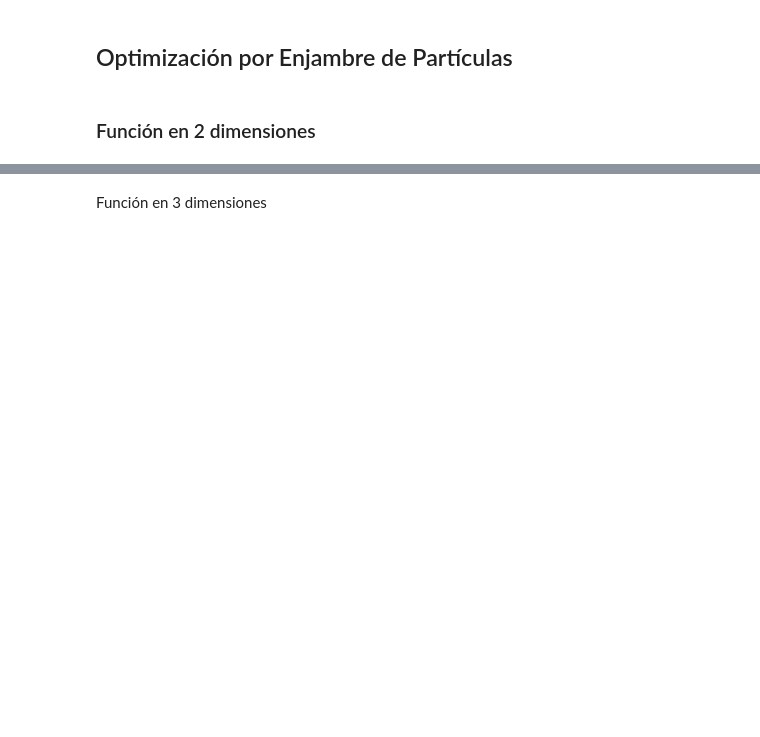
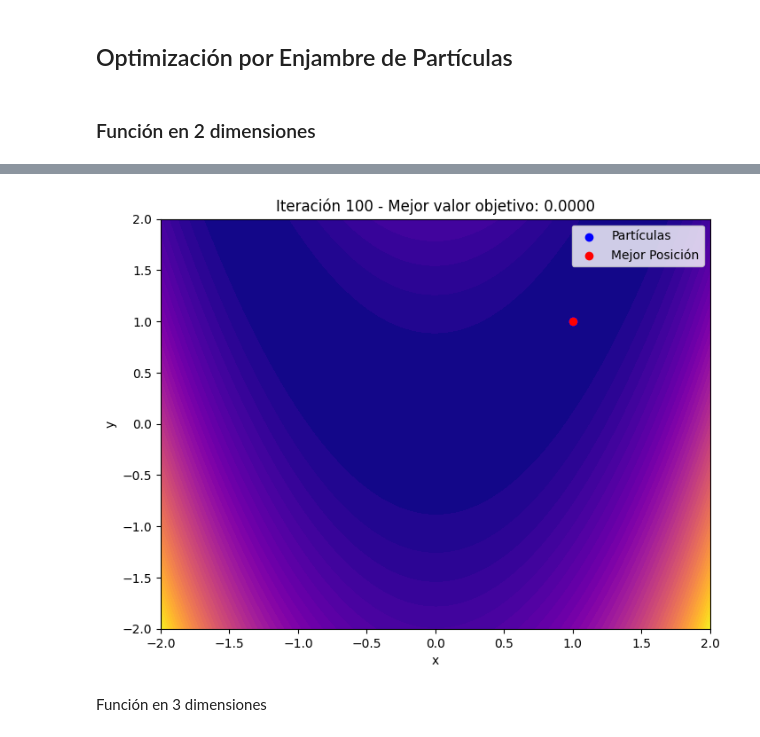
Before and after one commit to brokie636/Primer-trabajo-rnyabi, a Jupyter notebook: Punto1.ipynb, the cells around one changed output, grey strips where cells are left out. Saved outputs shown, nothing was run; the diff lists cells and outputs as text; code cells hidden in the pictures; blank space fills up the shorter version.

```diff
--- a/Punto1.ipynb
+++ b/Punto1.ipynb
@@ -1281,0 +1455,98 @@ plt.show()
+# %%
+import numpy as np
+import matplotlib.pyplot as plt
+import matplotlib.animation as animation
+np.random.seed(42)
+# Definir la función de Rosenbrock
+def rosenbrock(x):
+    a, b = 1, 100
+    return (a - x[0])**2 + b * (x[1] - x[0]**2)**2
+
+# Definir los límites de búsqueda
+lb = [-2] * 2  # Límites inferiores para 2D
+ub = [2] * 2   # Límites superiores para 2D
+
+# Número de partículas y número máximo de iteraciones
+n_particles = 50
+n_iterations = 100
+
+# Inicializar las posiciones y velocidades de las partículas
+positions = np.random.uniform(lb, ub, (n_particles, 2))  # Posiciones iniciales de las partículas
+velocities = np.random.uniform(-0.5, 0.5, (n_particles, 2))  # Velocidades iniciales de las partículas
+
+# Crear el gráfico de la función de Rosenbrock
+x = np.linspace(lb[0], ub[0], 400)
+y = np.linspace(lb[1], ub[1], 400)
+X, Y = np.meshgrid(x, y)
+Z = (1 - X)**2 + 100 * (Y - X**2)**2
+
+# Función para actualizar el gráfico
+fig, ax = plt.subplots(figsize=(8, 6))
+ax.contourf(X, Y, Z, levels=50, cmap="plasma")  # Contorno de la función
+ax.set_xlim(lb[0], ub[0])
+ax.set_ylim(lb[1], ub[1])
+ax.set_title("Optimización PSO - Evolución de Partículas")
+ax.set_xlabel("x")
+ax.set_ylabel("y")
+
+# Almacenar las posiciones de las partículas durante las iteraciones
+particle_positions = []
+
+# Inicializar elementos del gráfico
+particles_scatter = ax.scatter([], [], color='blue', label="Partículas")
+best_scatter = ax.scatter([], [], color='red', label="Mejor Posición")
+ax.legend()
+
+# Función para actualizar los cuadros de la animación
+def update_frame(i):
+    global positions, velocities
+    ax.set_title(f"Iteración {i+1} - Optimización PSO")
+
+    # Evaluar la función de Rosenbrock para todas las partículas
+    fitness_values = np.apply_along_axis(rosenbrock, 1, positions)
+
+    # Encontrar el mejor valor y la mejor posición
+    best_pos = positions[np.argmin(fitness_values)]
+    best_value = np.min(fitness_values)
+
+    # Actualizar el gráfico
+    particles_scatter.set_offsets(positions)
+    best_scatter.set_offsets([best_pos])
+
+    # Actualizar texto en la gráfica
+    ax.set_title(f"Iteración {i+1} - Mejor valor objetivo: {best_value:.4f}")
+
+    # Actualizar las partículas (algoritmo PSO)
+    w = 0.5  # Factor de inercia
+    c1 = 1.5  # Coeficiente cognitivo
+    c2 = 1.5  # Coeficiente social
+
+    r1 = np.random.rand(n_particles, 2)
+    r2 = np.random.rand(n_particles, 2)
+
+    # Actualización de las velocidades
+    velocities[:] = (
+        w * velocities
+        + c1 * r1 * (best_pos - positions)
+        + c2 * r2 * (best_pos - positions)
+    )
+
+    # Actualización de las posiciones
+    positions[:] = positions + velocities
+
+    # Almacenar las posiciones para la animación
+    particle_positions.append(positions.copy())
+
+    # En la última iteración, imprimir resultados
+    if i == n_iterations - 1:
+        print("Mejor posición encontrada:", best_pos)
+        print("Valor de la función objetivo:", best_value)
+
+# Crear la animación
+ani = animation.FuncAnimation(fig, update_frame, frames=n_iterations, interval=200, repeat=False)
+
+# Guardar la animación como un archivo GIF
+ani.save('pso_rosenbrock_2d.gif', writer='pillow', fps=5)
+
+plt.show()
+# %% [output]
@@ -1282,2 +1555,3 @@ plt.show()
+[figure, added]
 # %% [markdown]
 Función en 3 dimensiones
```
Also changed, not shown: parts of 25 cells of this notebook.
